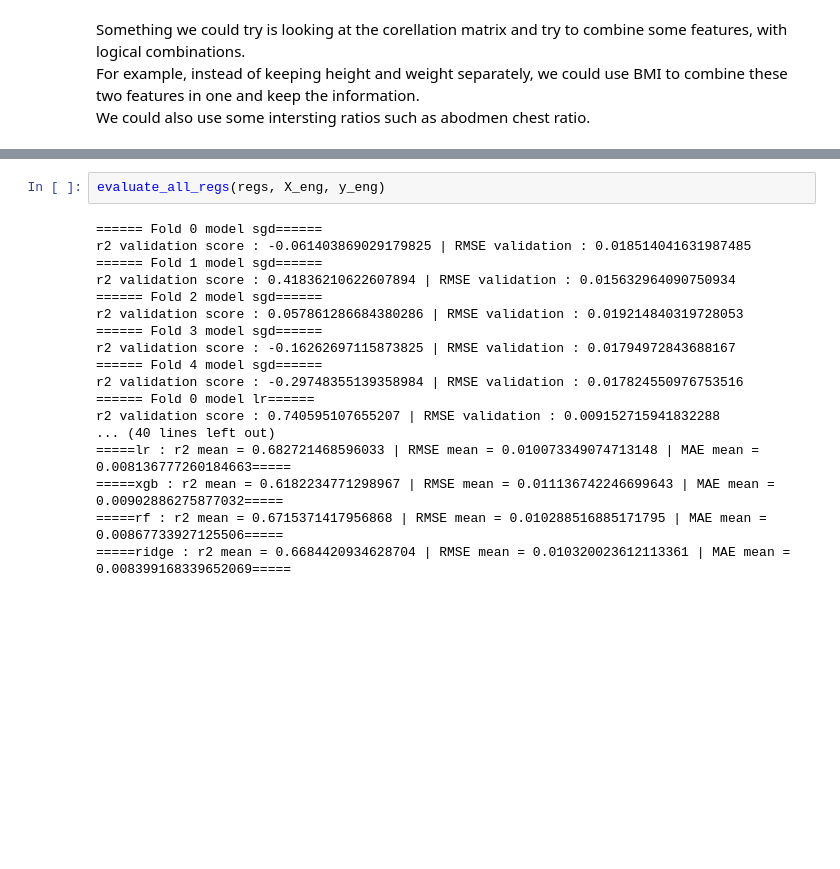
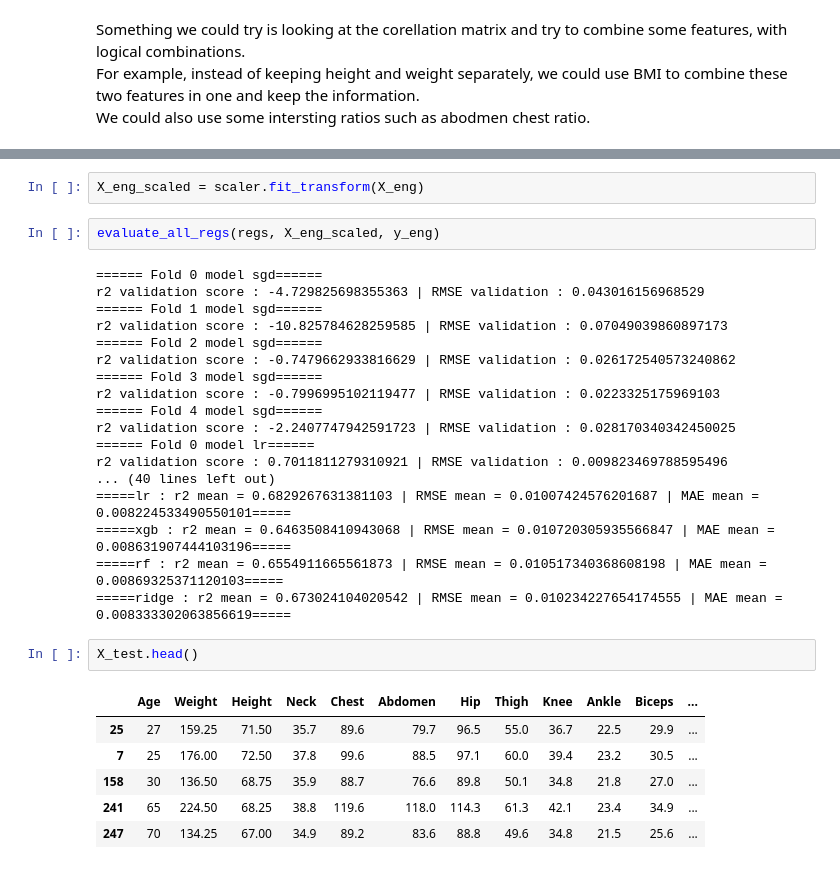
Before and after one commit to SamyBahi/bodyfat-estimation, a Jupyter notebook: bodyfat-predictor.ipynb, the cells around one changed output, grey strips where cells are left out. Cells and saved outputs as stored; diff of their text form; blank space fills up the shorter version.

```diff
--- a/bodyfat-predictor.ipynb
+++ b/bodyfat-predictor.ipynb
@@ -437,21 +435,32 @@ X_eng.head()
 5 rows × 21 columns
+# %%
+X_eng_scaled = scaler.fit_transform(X_eng)
 # %%
-evaluate_all_regs(regs, X_eng, y_eng)
+evaluate_all_regs(regs, X_eng_scaled, y_eng)
 # %% [output]
 ====== Fold 0 model sgd======
-r2 validation score : -0.061403869029179825 | RMSE validation : 0.018514041631987485
+r2 validation score : -4.729825698355363 | RMSE validation : 0.043016156968529
 ====== Fold 1 model sgd======
-r2 validation score : 0.41836210622607894 | RMSE validation : 0.015632964090750934
+r2 validation score : -10.825784628259585 | RMSE validation : 0.07049039860897173
 ====== Fold 2 model sgd======
-r2 validation score : 0.057861286684380286 | RMSE validation : 0.019214840319728053
+r2 validation score : -0.7479662933816629 | RMSE validation : 0.026172540573240862
 ====== Fold 3 model sgd======
-r2 validation score : -0.16262697115873825 | RMSE validation : 0.01794972843688167
+r2 validation score : -0.7996995102119477 | RMSE validation : 0.0223325175969103
 ====== Fold 4 model sgd======
-r2 validation score : -0.29748355139358984 | RMSE validation : 0.017824550976753516
+r2 validation score : -2.2407747942591723 | RMSE validation : 0.028170340342450025
 ====== Fold 0 model lr======
-r2 validation score : 0.740595107655207 | RMSE validation : 0.009152715941832288
+r2 validation score : 0.7011811279310921 | RMSE validation : 0.009823469788595496
 ... (40 lines left out)
-=====lr : r2 mean = 0.682721468596033 | RMSE mean = 0.010073349074713148 | MAE mean = 0.008136777260184663=====
-=====xgb : r2 mean = 0.6182234771298967 | RMSE mean = 0.011136742246699643 | MAE mean = 0.00902886275877032=====
-=====rf : r2 mean = 0.6715371417956868 | RMSE mean = 0.010288516885171795 | MAE mean = 0.00867733927125506=====
-=====ridge : r2 mean = 0.6684420934628704 | RMSE mean = 0.010320023612113361 | MAE mean = 0.008399168339652069=====
+=====lr : r2 mean = 0.6829267631381103 | RMSE mean = 0.01007424576201687 | MAE mean = 0.008224533490550101=====
+=====xgb : r2 mean = 0.6463508410943068 | RMSE mean = 0.010720305935566847 | MAE mean = 0.008631907444103196=====
+=====rf : r2 mean = 0.6554911665561873 | RMSE mean = 0.010517340368608198 | MAE mean = 0.00869325371120103=====
+=====ridge : r2 mean = 0.673024104020542 | RMSE mean = 0.010234227654174555 | MAE mean = 0.008333302063856619=====
+# %%
+X_test.head()
+# %% [output]
+|  | Age | Weight | Height | Neck | Chest | Abdomen | Hip | Thigh | Knee | Ankle | Biceps | ... |
+| 25 | 27 | 159.25 | 71.50 | 35.7 | 89.6 | 79.7 | 96.5 | 55.0 | 36.7 | 22.5 | 29.9 | ... |
+| 7 | 25 | 176.00 | 72.50 | 37.8 | 99.6 | 88.5 | 97.1 | 60.0 | 39.4 | 23.2 | 30.5 | ... |
+| 158 | 30 | 136.50 | 68.75 | 35.9 | 88.7 | 76.6 | 89.8 | 50.1 | 34.8 | 21.8 | 27.0 | ... |
+| 241 | 65 | 224.50 | 68.25 | 38.8 | 119.6 | 118.0 | 114.3 | 61.3 | 42.1 | 23.4 | 34.9 | ... |
+| 247 | 70 | 134.25 | 67.00 | 34.9 | 89.2 | 83.6 | 88.8 | 49.6 | 34.8 | 21.5 | 25.6 | ... |
```
Also changed, not shown: parts of 5 cells of this notebook.
